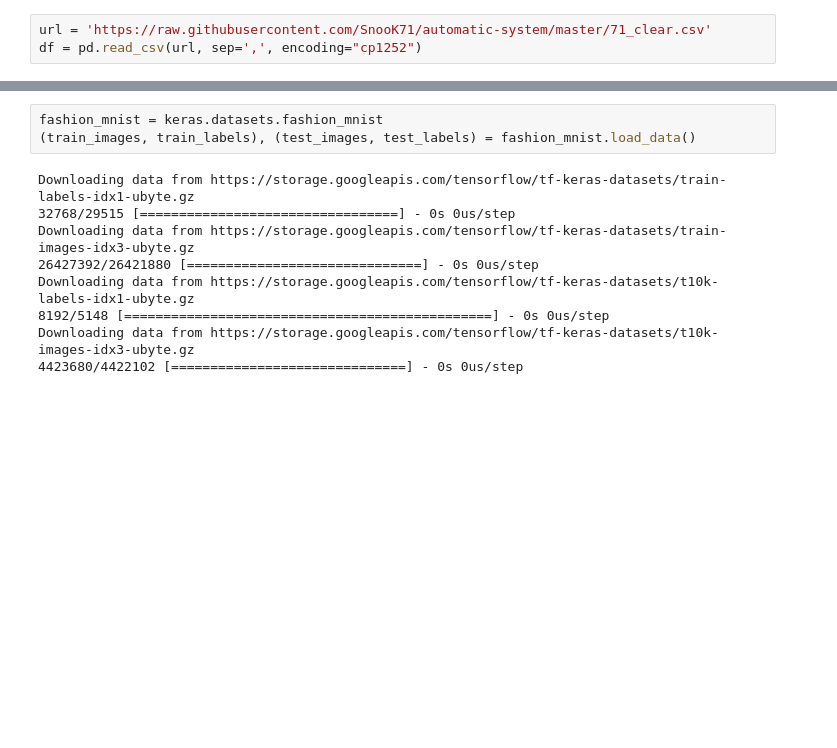
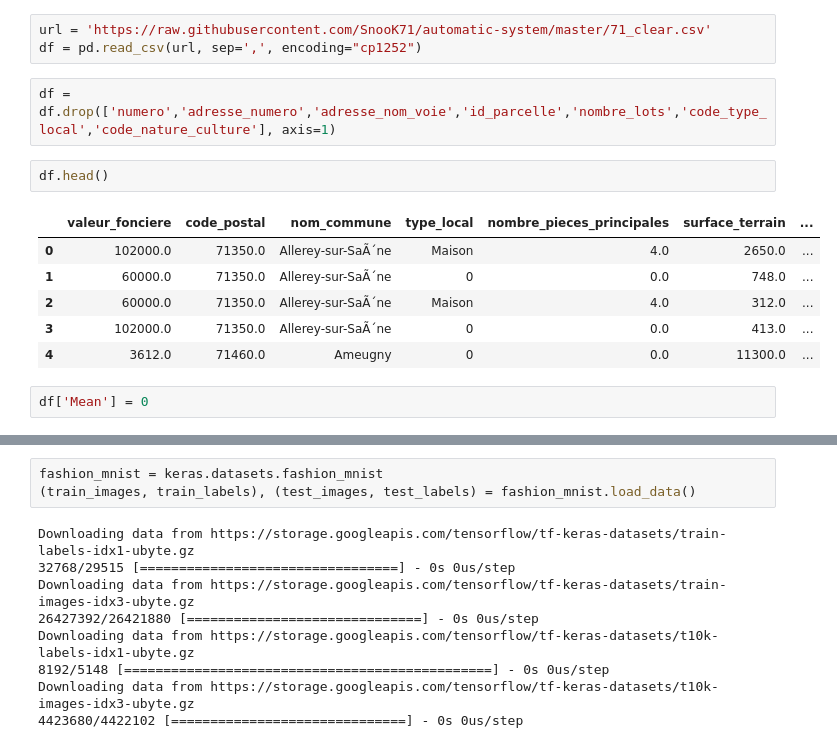
Before and after one commit to SnooK71/automatic-system, a Jupyter notebook: TensorFlow_71_immo.ipynb, the cells around one changed output, grey strips where cells are left out. Cells and saved outputs as stored; diff of their text form; blank space fills up the shorter version.

```diff
--- a/TensorFlow_71_immo.ipynb
+++ b/TensorFlow_71_immo.ipynb
@@ -22,3 +19,16 @@ Using TensorFlow backend.
 # %%
 url = 'https://raw.githubusercontent.com/SnooK71/automatic-system/master/71_clear.csv'
 df = pd.read_csv(url, sep=',', encoding="cp1252")
+# %%
+df = df.drop(['numero','adresse_numero','adresse_nom_voie','id_parcelle','nombre_lots','code_type_local','code_nature_culture'], axis=1)
+# %%
+df.head()
+# %% [output]
+|  | valeur_fonciere | code_postal | nom_commune | type_local | nombre_pieces_principales | surface_terrain | ... |
+| 0 | 102000.0 | 71350.0 | Allerey-sur-SaÃ´ne | Maison | 4.0 | 2650.0 | ... |
+| 1 | 60000.0 | 71350.0 | Allerey-sur-SaÃ´ne | 0 | 0.0 | 748.0 | ... |
+| 2 | 60000.0 | 71350.0 | Allerey-sur-SaÃ´ne | Maison | 4.0 | 312.0 | ... |
+| 3 | 102000.0 | 71350.0 | Allerey-sur-SaÃ´ne | 0 | 0.0 | 413.0 | ... |
+| 4 | 3612.0 | 71460.0 | Ameugny | 0 | 0.0 | 11300.0 | ... |
+# %%
+df['Mean'] = 0
```
Also changed, not shown: parts of 6 cells of this notebook.
